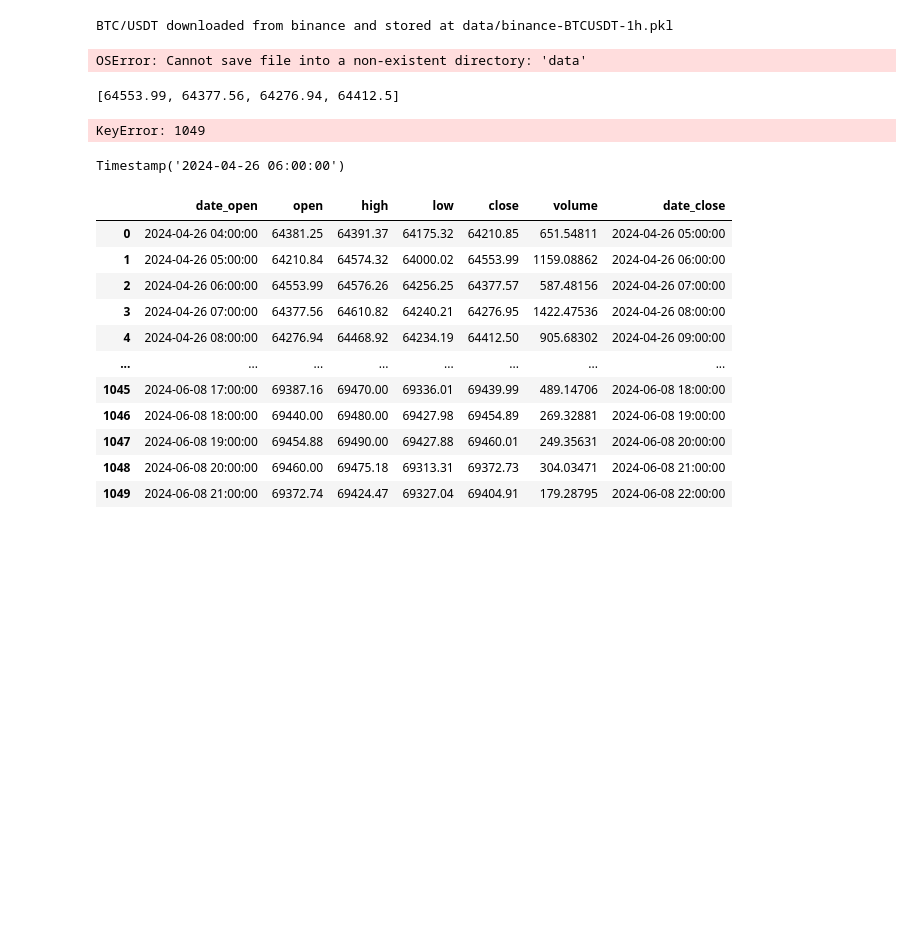
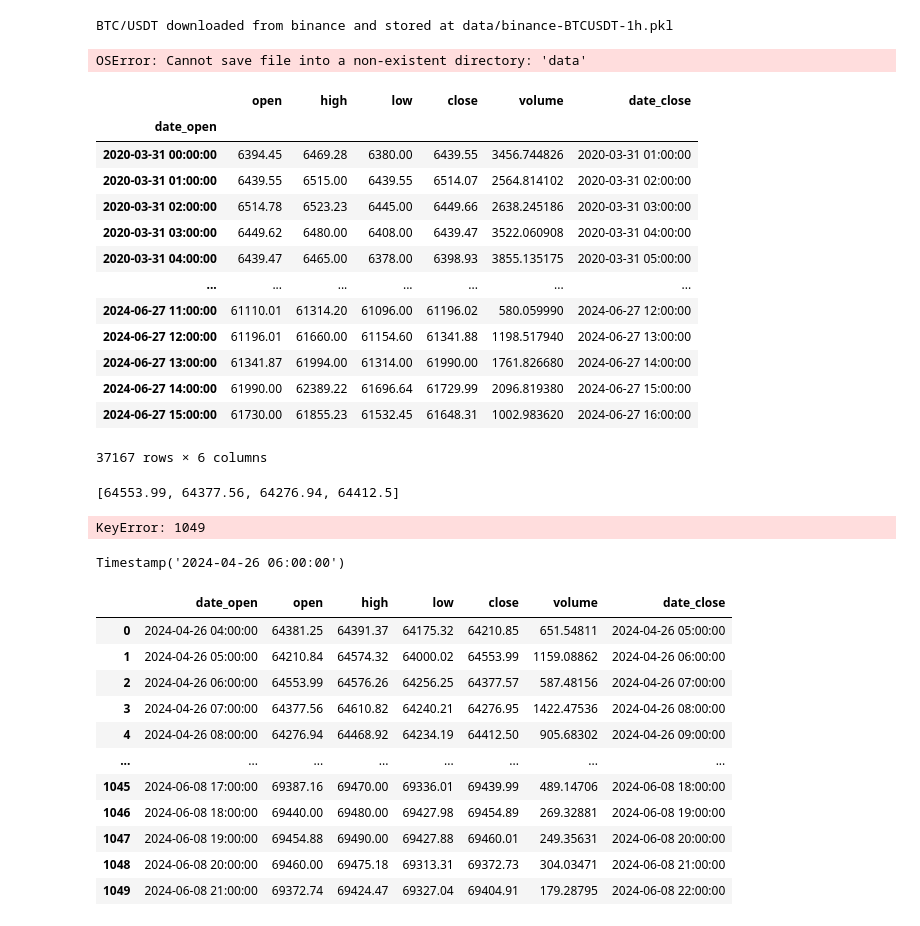
Before and after one commit to fredjeong/projects, a Jupyter notebook: Application of Deep Reinforcement Learning in Portfolio Management/data/test.ipynb, the cells around one changed output. Cells and saved outputs as stored; diff of their text form; code cells hidden in the pictures; blank space fills up the shorter version.

```diff
--- a/Application of Deep Reinforcement Learning in Portfolio Management/data/test.ipynb
+++ b/Application of Deep Reinforcement Learning in Portfolio Management/data/test.ipynb
@@ -13,6 +13,24 @@ BTC/USDT downloaded from binance and stored at data/binance-BTCUSDT-1h.pkl
 OSError: Cannot save file into a non-existent directory: 'data'
 # %%
 import pandas as pd
+# %%
+df = pd.read_pickle("binance-BTCUSDT-1h.pkl")
+df
+# %% [output]
+|  | open | high | low | close | volume | date_close |
+| date_open |  |  |  |  |  |  |
+| 2020-03-31 00:00:00 | 6394.45 | 6469.28 | 6380.00 | 6439.55 | 3456.744826 | 2020-03-31 01:00:00 |
+| 2020-03-31 01:00:00 | 6439.55 | 6515.00 | 6439.55 | 6514.07 | 2564.814102 | 2020-03-31 02:00:00 |
+| 2020-03-31 02:00:00 | 6514.78 | 6523.23 | 6445.00 | 6449.66 | 2638.245186 | 2020-03-31 03:00:00 |
+| 2020-03-31 03:00:00 | 6449.62 | 6480.00 | 6408.00 | 6439.47 | 3522.060908 | 2020-03-31 04:00:00 |
+| 2020-03-31 04:00:00 | 6439.47 | 6465.00 | 6378.00 | 6398.93 | 3855.135175 | 2020-03-31 05:00:00 |
+| ... | ... | ... | ... | ... | ... | ... |
+| 2024-06-27 11:00:00 | 61110.01 | 61314.20 | 61096.00 | 61196.02 | 580.059990 | 2024-06-27 12:00:00 |
+| 2024-06-27 12:00:00 | 61196.01 | 61660.00 | 61154.60 | 61341.88 | 1198.517940 | 2024-06-27 13:00:00 |
+| 2024-06-27 13:00:00 | 61341.87 | 61994.00 | 61314.00 | 61990.00 | 1761.826680 | 2024-06-27 14:00:00 |
+| 2024-06-27 14:00:00 | 61990.00 | 62389.22 | 61696.64 | 61729.99 | 2096.819380 | 2024-06-27 15:00:00 |
+| 2024-06-27 15:00:00 | 61730.00 | 61855.23 | 61532.45 | 61648.31 | 1002.983620 | 2024-06-27 16:00:00 |
+37167 rows × 6 columns
 # %%
 df = pd.read_pickle("binance-BTCUSDT-1h.pkl")
 df = df[-1500:]
```
Also changed, not shown: 10 other files.
